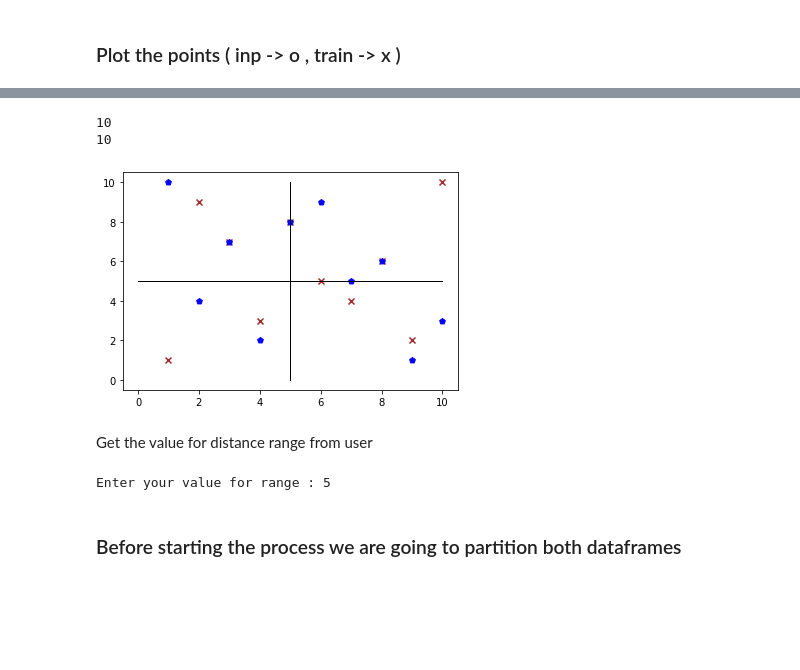
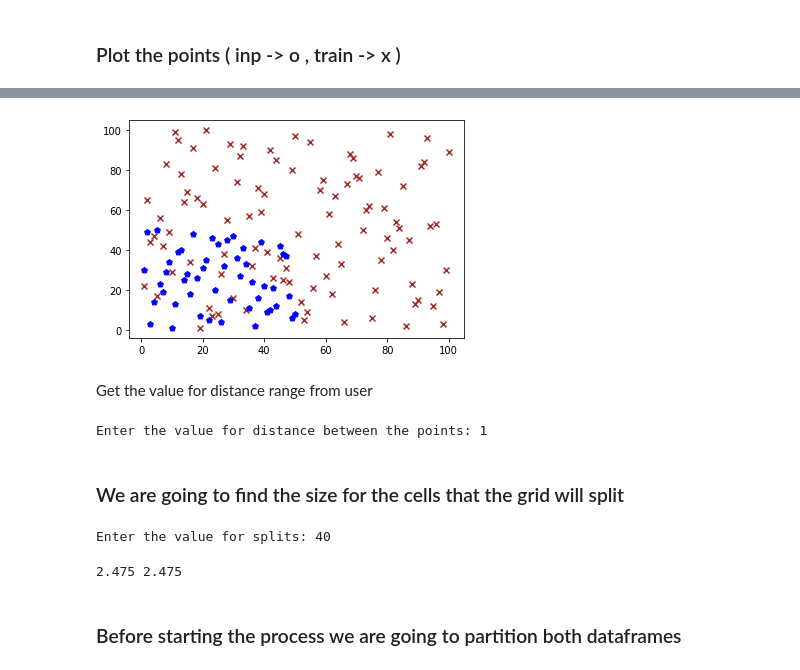
Before and after one commit to spros1/DistanceJoin, a Jupyter notebook: DistanceJoin.ipynb, the cells around one changed output, grey strips where cells are left out. Cells and saved outputs as stored; diff of their text form; code cells hidden in the pictures; blank space fills up the shorter version.

```diff
--- a/DistanceJoin.ipynb
+++ b/DistanceJoin.ipynb
@@ -188,8 +234,2 @@ root
 # %% [markdown]
 ### Plot the points ( inp -> o , train -> x )
-# %%
-# Add a new column: COORD which consists of: (X,Y)
-df_inp = df_inp.withColumn("COORD_inp", concat(lit("("), col("inpX"), lit(","), col("inpY"), lit(")")))
-
-print("*** Input Dataframe Transformed")
-df_inp.show(5)
@@ -208,6 +235,0 @@ only showing top 5 rows
-# %%
-# Add a new column: COORD which consists of: (X,Y)
-df_train = df_train.withColumn("COORD_train", concat(lit("("), col("trainX"), lit(","), col("trainY"), lit(")")))
-
-print("*** Train Dataframe Transformed")
-df_train.show(5)
@@ -248,45 +236,42 @@ only showing top 5 rows
-# %%
-# first find the max values from each dataframe in order to find the quadrants
-maxX_inp = df_inp.agg({"inpX":"max"}).first()[0]
-maxX_trn = df_train.agg({"trainX":"max"}).first()[0]
-
-maxY_inp = df_inp.agg({"inpY":"max"}).first()[0]
-maxY_trn = df_train.agg({"trainY":"max"}).first()[0]
-
-min_quadran = (max(maxX_inp,maxX_trn))
-max_quadran = (max(maxY_inp,maxY_trn))
-
-print(min_quadran)
-print(max_quadran)
-# %% [output]
-10
-10
 # %%
 mx = [val.inpX for val in df_inp.select('inpX').collect()]
 my = [val.inpY for val in df_inp.select('inpY').collect()]
 plt.scatter(mx, my, marker='x', color = 'brown')
 
 tx = [val.trainX for val in df_train.select('trainX').collect()]
 ty = [val.trainY for val in df_train.select('trainY').collect()]
 plt.scatter(tx, ty, marker='p', color = 'blue')
 
-# Draw lines to split quadrants
-plt.plot([min_quadran/2,min_quadran/2],[0,max_quadran], linewidth=1, color='black' )
-plt.plot([0,min_quadran],[max_quadran/2,max_quadran/2], linewidth=1, color='black' )
-
 plt.show()
 # %% [output]
-[figure, old version]
+[figure, new version]
 # %% [markdown]
 Get the value for distance range from user
+# %%
+range_val = 0
+try:
+  range_val = float(input("Enter the value for distance between the points: "))
+except ValueError:
+    print("This is not a number")
+# %% [output]
+Enter the value for distance between the points: 1
+# %% [markdown]
+### We are going to find the size for the cells that the grid will split
 # %%
-range_val = 0
+total_splits = 0
 try:
-  range_val = int(input("Enter your value for range : "))
+  total_splits = int(input("Enter the value for splits: "))
 except ValueError:
     print("This is not a number")
 # %% [output]
-Enter your value for range : 5
+Enter the value for splits: 40
+# %%
+dimension_x = abs((max_quadranX - min_quadranX)) / total_splits
+dimension_y = abs((max_quadranY - min_quadranY)) / total_splits
+
+print(dimension_x, dimension_y)
+# %% [output]
+2.475 2.475
 # %% [markdown]
 ### Before starting the process we are going to partition both dataframes
 # %%
```
Also changed, not shown: parts of 17 cells of this notebook.
